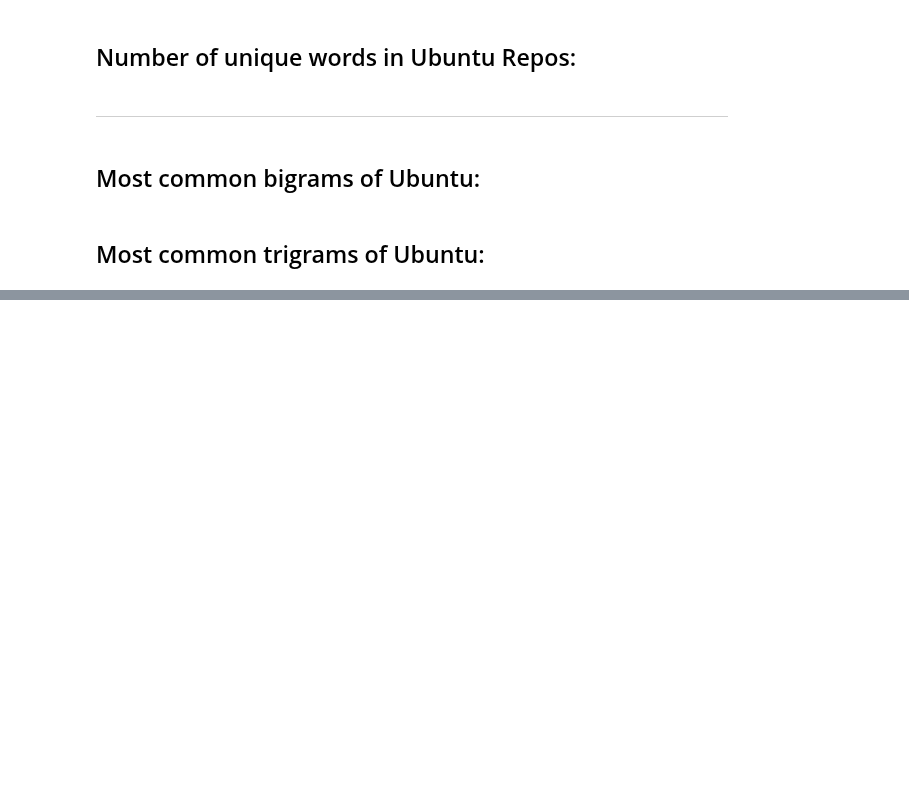
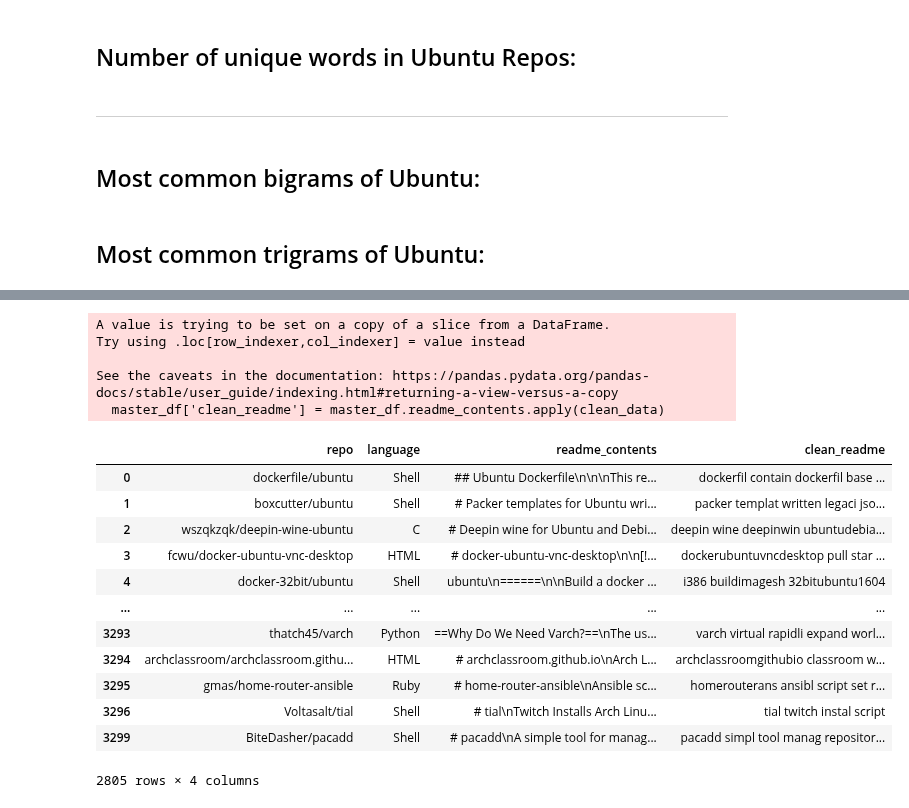
Before and after one commit to jemison-nlp-AnJeSt/github-NLP-project, a Jupyter notebook: Eyring-notebook.ipynb, the cells around one changed output, grey strips where cells are left out. Drawn from its saved outputs; the diff is of its cells as text; code cells hidden in the pictures; blank space fills up the shorter version.

```diff
--- a/Eyring-notebook.ipynb
+++ b/Eyring-notebook.ipynb
@@ -498,0 +629,4 @@ ubuntu_trigrams
+# %%
+#taking out special characters:
+# remove anything that is not a through z, a number, a single quote, or whitespace
+master_corpus = re.sub(r"[^a-z0-9'\s]", '', master_corpus)
@@ -498,0 +733,18 @@ ubuntu_trigrams
+# %%
+
+ADDITIONAL_STOPWORDS=[
+    'install','sudo', 'use', 'not', 'run',
+    'file', 'linux', 3 ,'3', 1 ,'1', 'script', 'ubuntu',
+    'default', 'build', 'system', 'using',
+    'docker', 'bash', 'make', 'kernel',
+    'version','packages', 'package','image',
+    'debian', 'server', 'set', 'files',6,
+    'arch', 'configuration', 'installation',
+    'user', 'also', 'update', 'see', 'used',
+    'need', 2, 'git', 'command', 'add',
+    'following', 'directory', 'no', 'new',
+    'want', 'create', 'installed', 'e', 'name',
+    'support', 'root', 'running', 'one', 'p',
+    'like', 'environment', 'example', 'repository',
+    'source', 'archlinux','ubuntu','debian'
+]
@@ -498,0 +817,24 @@ ubuntu_trigrams
+# %%
+#adding the clean function through the readme content and adding
+#onto a new column in the df:
+master_df['clean_readme'] = master_df.readme_contents.apply(clean_data)
+master_df
+# %% [output]
+A value is trying to be set on a copy of a slice from a DataFrame.
+Try using .loc[row_indexer,col_indexer] = value instead
+
+See the caveats in the documentation: https://pandas.pydata.org/pandas-docs/stable/user_guide/indexing.html#returning-a-view-versus-a-copy
+  master_df['clean_readme'] = master_df.readme_contents.apply(clean_data)
+|  | repo | language | readme_contents | clean_readme |
+| 0 | dockerfile/ubuntu | Shell | ## Ubuntu Dockerfile\n\n\nThis re... | dockerfil contain dockerfil base ... |
+| 1 | boxcutter/ubuntu | Shell | # Packer templates for Ubuntu wri... | packer templat written legaci jso... |
+| 2 | wszqkzqk/deepin-wine-ubuntu | C | # Deepin wine for Ubuntu and Debi... | deepin wine deepinwin ubuntudebia... |
+| 3 | fcwu/docker-ubuntu-vnc-desktop | HTML | # docker-ubuntu-vnc-desktop\n\n[!... | dockerubuntuvncdesktop pull star ... |
+| 4 | docker-32bit/ubuntu | Shell | ubuntu\n======\n\nBuild a docker ... | i386 buildimagesh 32bitubuntu1604 |
+| ... | ... | ... | ... | ... |
+| 3293 | thatch45/varch | Python | ==Why Do We Need Varch?==\nThe us... | varch virtual rapidli expand worl... |
+| 3294 | archclassroom/archclassroom.githu... | HTML | # archclassroom.github.io\nArch L... | archclassroomgithubio classroom w... |
+| 3295 | gmas/home-router-ansible | Ruby | # home-router-ansible\nAnsible sc... | homerouterans ansibl script set r... |
+| 3296 | Voltasalt/tial | Shell | # tial\nTwitch Installs Arch Linu... | tial twitch instal script |
+| 3299 | BiteDasher/pacadd | Shell | # pacadd\nA simple tool for manag... | pacadd simpl tool manag repositor... |
+2805 rows × 4 columns
```
Also changed, not shown: parts of 49 cells of this notebook.
